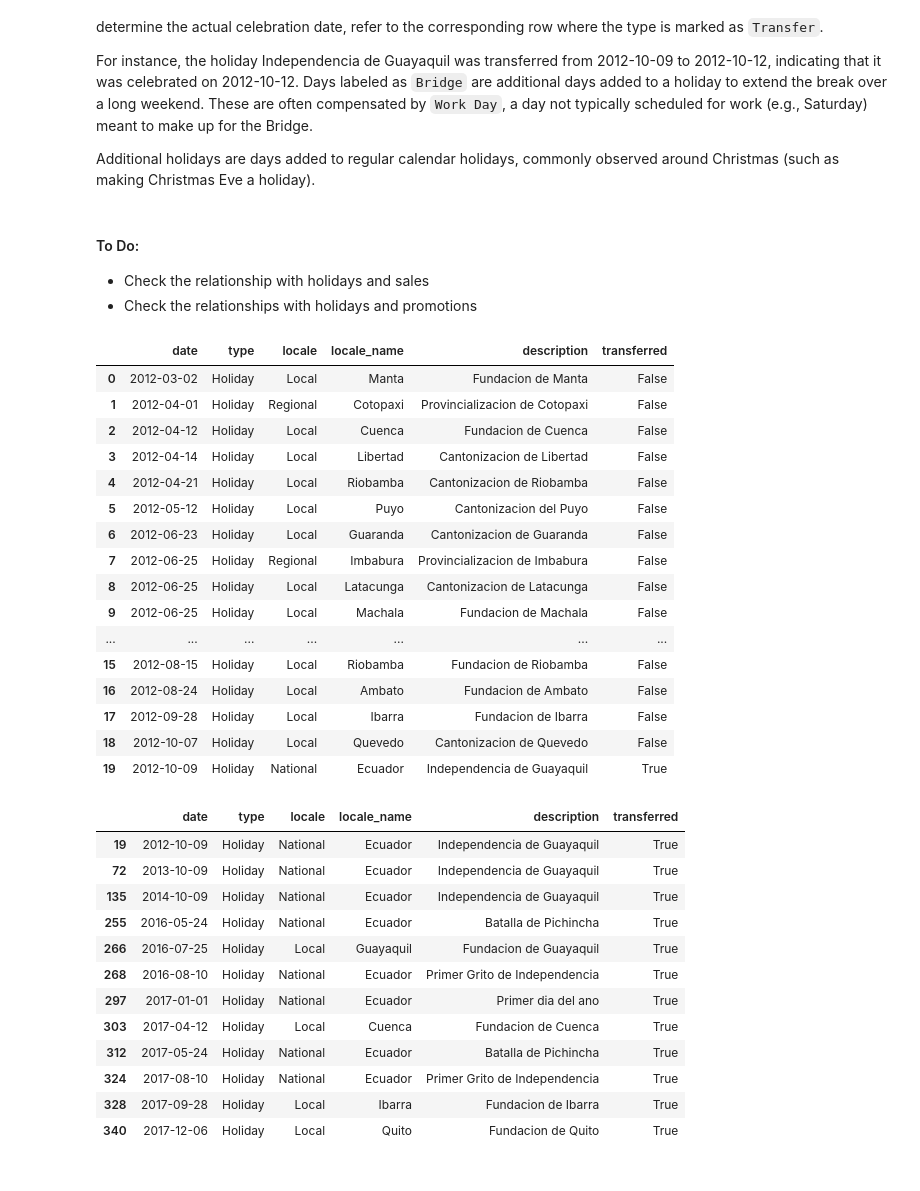
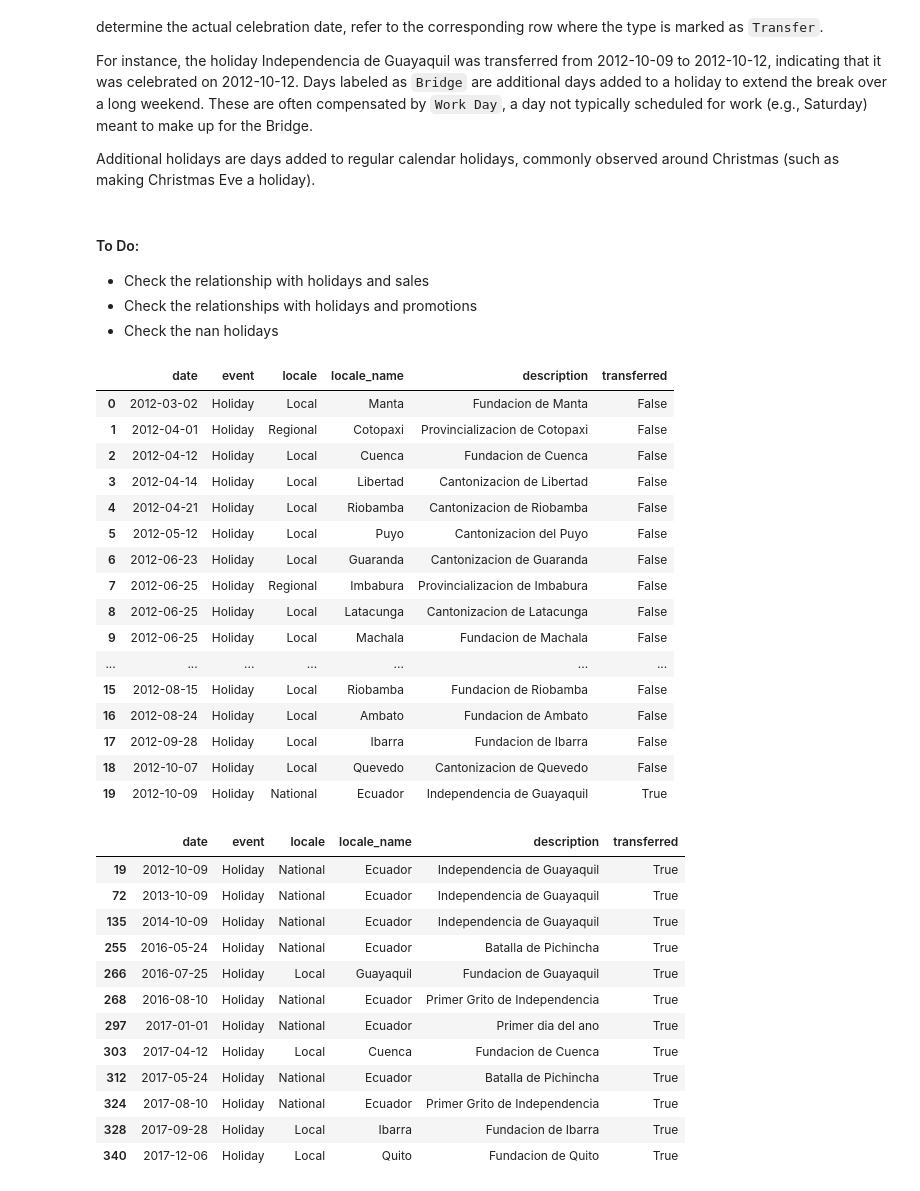
Before and after one commit to melisnv/data-science-projects, a Jupyter notebook: time-series-store-sales/holiday-analysis.ipynb, the cells around one changed output. Cells and saved outputs as stored; diff of their text form; code cells hidden in the pictures.

```diff
--- a/time-series-store-sales/holiday-analysis.ipynb
+++ b/time-series-store-sales/holiday-analysis.ipynb
@@ -10,6 +10,7 @@ Additional holidays are days added to regular calendar holidays, commonly observ
 #### To Do:
 - Check the relationship with holidays and sales
 - Check the relationships with holidays and promotions
+- Check the nan holidays
 # %%
 # libraries
 import warnings
@@ -27,9 +28,10 @@ pd.set_option("display.width",500)
 sns.set(rc={"figure.figsize":(12,12)})
 # %%
 holiday_df = pd.read_csv("./data/raw/holidays_events.csv")
+holiday_df.rename(columns={"type": "event"}, inplace=True)
 holiday_df.head(20)
 # %% [output]
-|  | date | type | locale | locale_name | description | transferred |
+|  | date | event | locale | locale_name | description | transferred |
 | 0 | 2012-03-02 | Holiday | Local | Manta | Fundacion de Manta | False |
 | 1 | 2012-04-01 | Holiday | Regional | Cotopaxi | Provincializacion de Cotopaxi | False |
 | 2 | 2012-04-12 | Holiday | Local | Cuenca | Fundacion de Cuenca | False |
@@ -49,7 +51,7 @@ holiday_df.head(20)
 # %%
 holiday_df[holiday_df["transferred"] == True]
 # %% [output]
-|  | date | type | locale | locale_name | description | transferred |
+|  | date | event | locale | locale_name | description | transferred |
 | 19 | 2012-10-09 | Holiday | National | Ecuador | Independencia de Guayaquil | True |
 | 72 | 2013-10-09 | Holiday | National | Ecuador | Independencia de Guayaquil | True |
 | 135 | 2014-10-09 | Holiday | National | Ecuador | Independencia de Guayaquil | True |
```
Also changed, not shown: parts of 18 cells of this notebook.
